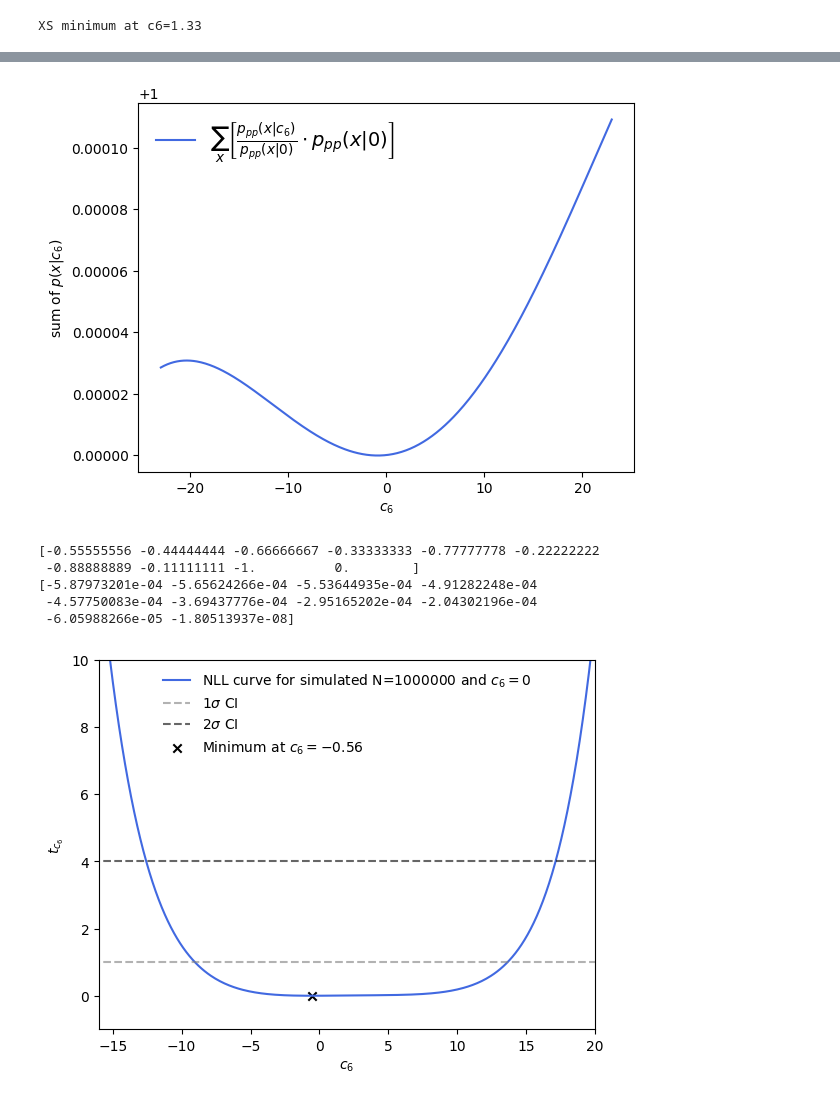
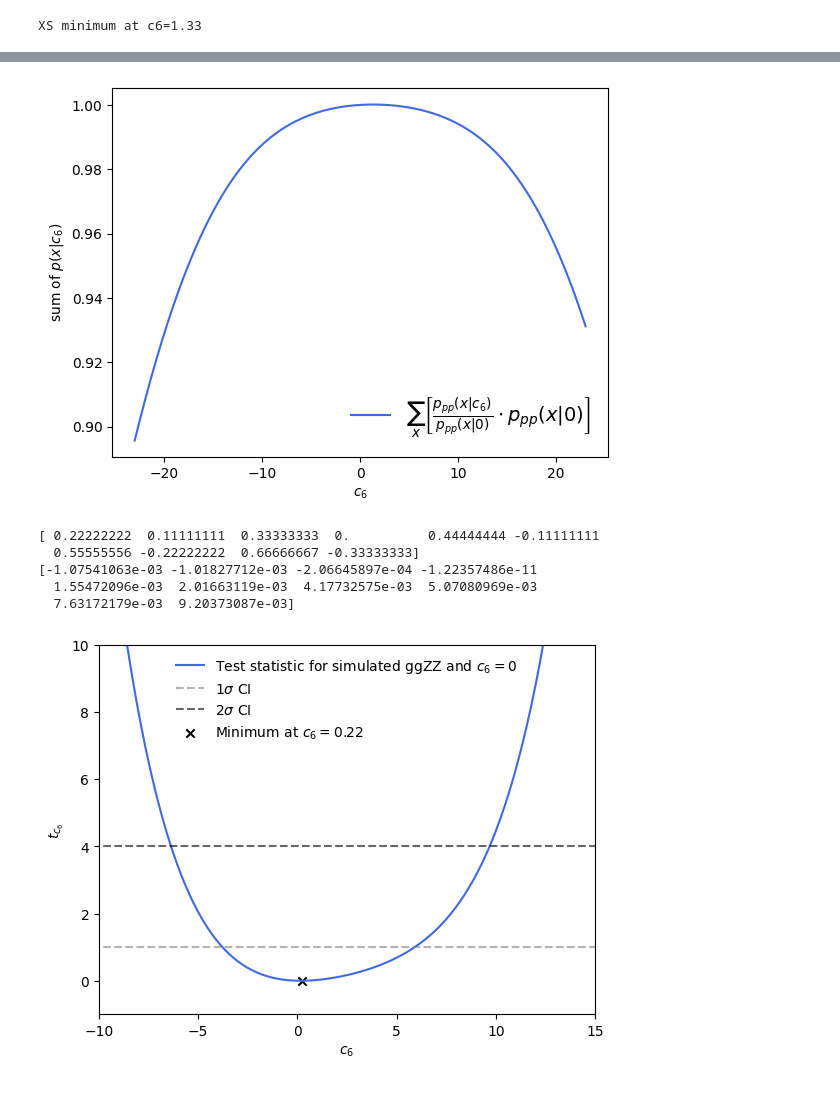
Before and after one commit to hep-cce/nsbi4hep, a Jupyter notebook: notebooks/plot-NLL-curve.ipynb, the cells around one changed output, grey strips where cells are left out. Saved outputs shown, nothing was run; the diff lists cells and outputs as text; code cells hidden in the pictures.

```diff
--- a/notebooks/plot-NLL-curve.ipynb
+++ b/notebooks/plot-NLL-curve.ipynb
@@ -33,7 +33,7 @@ ROLYPOLY_CKPT_PATHs = [os.path.join(ROLYPOLY_PATH, f'coeff_{i+1}','checkpoints',
 SAMPLE_PATH_ggZZ = os.path.join(SAMPLE_DIR, SAMPLE_FILE_ggZZ)
 SAMPLE_PATH_qqZZ = os.path.join(SAMPLE_DIR, SAMPLE_FILE_qqZZ)
 # %%
-SAMPLE_SIZE = 1000000
+SAMPLE_SIZE = 10000
 
 luminosity = 3000
 
@@ -45,6 +45,7 @@ FEATURES = ['l1_pt', 'l1_eta', 'l1_phi', 'l1_energy',
 BATCH_SIZE = 512
 
 C6_LINSPACE = [-23,23,415]
+CH_LINSPACE = [-0.02,0.02,50]
 
 C6_VAL_DATA = 0
 
@@ -87,9 +92,9 @@ events_final = mcfm.Process(pd.concat([events_ggZZ_processed.kinematics[:SAMPLE_
 # %%
 # This is for ggZZ only
 
-#events_final = mcfm.Process(events_ggZZ_processed.kinematics.reset_index(drop=True)[:SAMPLE_SIZE],
-#                            events_ggZZ_processed.components.reset_index(drop=True)[:SAMPLE_SIZE],
-#                            pd.Series(c6_weights[:,c6_index].flatten()).reset_index(drop=True)[:SAMPLE_SIZE]*np.sum(c6_weights[:,c6_index])/np.sum(c6_weights[:SAMPLE_SIZE,c6_index]))
+events_final = mcfm.Process(events_ggZZ_processed.kinematics.reset_index(drop=True)[:SAMPLE_SIZE],
+                            events_ggZZ_processed.components.reset_index(drop=True)[:SAMPLE_SIZE],
+                            pd.Series(c6_weights[:,c6_index].flatten()).reset_index(drop=True)[:SAMPLE_SIZE]*np.sum(c6_weights[:,c6_index])/np.sum(c6_weights[:SAMPLE_SIZE,c6_index]))
                         #   Fixing the cross section to remain the same after cutting events to SAMPLE_SIZE
 # %%
 sigma_data = events_final.weights.sum()
@@ -293,9 +304,9 @@ sigma_ggZZ_BSM = np.sum(ggZZ_wt_SM[np.newaxis,:] * f(c6_values, coeffs_pred[:SAM
 # %%
 # Comment out the sigma_qqZZ terms if performing on ggZZ only
 
-full_SM_xs = sigma_ggZZ + sigma_qqZZ
+full_SM_xs = sigma_ggZZ #+ sigma_qqZZ
 
-full_BSM_xs = sigma_ggZZ_BSM + sigma_qqZZ
+full_BSM_xs = sigma_ggZZ_BSM #+ sigma_qqZZ
 
 nu_SM = full_SM_xs * luminosity
 nu = full_BSM_xs * luminosity
@@ -392,7 +405,7 @@ plt.ylabel('sum of $p(x|c_6)$')
 
 plt.show()
 # %% [output]
-[figure, old version]
+[figure, new version]
 # %%
 # Used for ggZZ + qqZZ
 #p_ratio = sigma_ggZZ/full_BSM_xs[:,np.newaxis] * (f(c6_values, coeffs_pred) + sigma_qqZZ/sigma_ggZZ*r)
@@ -402,7 +415,7 @@ t_3 = -2 * np.sum(luminosity*events_final.weights.to_numpy()[np.newaxis,:] * np.
 # Used for ggZZ only
 t_2 = -2 * np.sum(luminosity*events_final.weights.to_numpy()[np.newaxis,:] * np.log(sigma_ggZZ/sigma_ggZZ_BSM[:,np.newaxis] * f(c6_values, coeffs_pred)), axis=1)
 # %%
-t = t_1 + t_3
+t = t_1 + t_2
 # %%
 t_min = c6_values[np.argmin(t)]
 # %%
@@ -410,27 +423,29 @@ t_min = c6_values[np.argmin(t)]
 print(c6_values[np.argsort(t)[:10]])
 print(t[np.argsort(t)[:10]])
 # %% [output]
-[-0.55555556 -0.44444444 -0.66666667 -0.33333333 -0.77777778 -0.22222222
- -0.88888889 -0.11111111 -1.          0.        ]
-[-5.87973201e-04 -5.65624266e-04 -5.53644935e-04 -4.91282248e-04
- -4.57750083e-04 -3.69437776e-04 -2.95165202e-04 -2.04302196e-04
- -6.05988266e-05 -1.80513937e-08]
+[ 0.22222222  0.11111111  0.33333333  0.          0.44444444 -0.11111111
+  0.55555556 -0.22222222  0.66666667 -0.33333333]
+[-1.07541063e-03 -1.01827712e-03 -2.06645897e-04 -1.22357486e-11
+  1.55472096e-03  2.01663119e-03  4.17732575e-03  5.07080969e-03
+  7.63172179e-03  9.20373087e-03]
 # %%
 ci = np.sort(np.round(c6_values[np.argsort(np.abs(t-(np.min(t)+1)))[:2]], 2))
 ci_2 = np.sort(np.round(c6_values[np.argsort(np.abs(t-(np.min(t)+4)))[:2]], 2))
 # %%
-plt.plot(c6_values, t, color='royalblue', label=f'NLL curve for simulated N={SAMPLE_SIZE} and $c_6 = {C6_VAL_DATA}$')
+plt.plot(c6_values, t, color='royalblue', label=f'Test statistic for simulated ggZZ and $c_6 = {C6_VAL_DATA}$')
 plt.hlines(np.min(t)+1, xmin=C6_LINSPACE[0], xmax=C6_LINSPACE[1], linestyle='--', color='grey', alpha=0.6, label=f'$1\sigma$ CI')# [{ci[0]},{ci[1]}]')
 plt.hlines(np.min(t)+4, xmin=C6_LINSPACE[0], xmax=C6_LINSPACE[1], linestyle='--', color='k', alpha=0.6, label=f'$2\sigma$ CI')# [{ci_2[0]},{ci_2[1]}]')
 plt.scatter(t_min, np.min(t), color='k', marker='x', label=f'Minimum at $c_6 = {round(t_min,2)}$')
 
+#plt.scatter([-4.8,8.3,-7.4,11.5],[np.min(t)+1,np.min(t)+1,np.min(t)+4,np.min(t)+4], c='k', marker='x') # CI for ggZZ
+
 plt.xlabel('$c_6$')
 plt.ylabel('$t_{c_6}$')
 plt.ylim(-1,10)
-plt.xlim(-16,20)
+plt.xlim(-10,15)
 #plt.yscale('log')
 
 plt.legend(frameon=False)
 plt.show()
 # %% [output]
-[figure, old version]
+[figure, new version]
```
Also changed, not shown: parts of 18 cells of this notebook, 9 other files.
